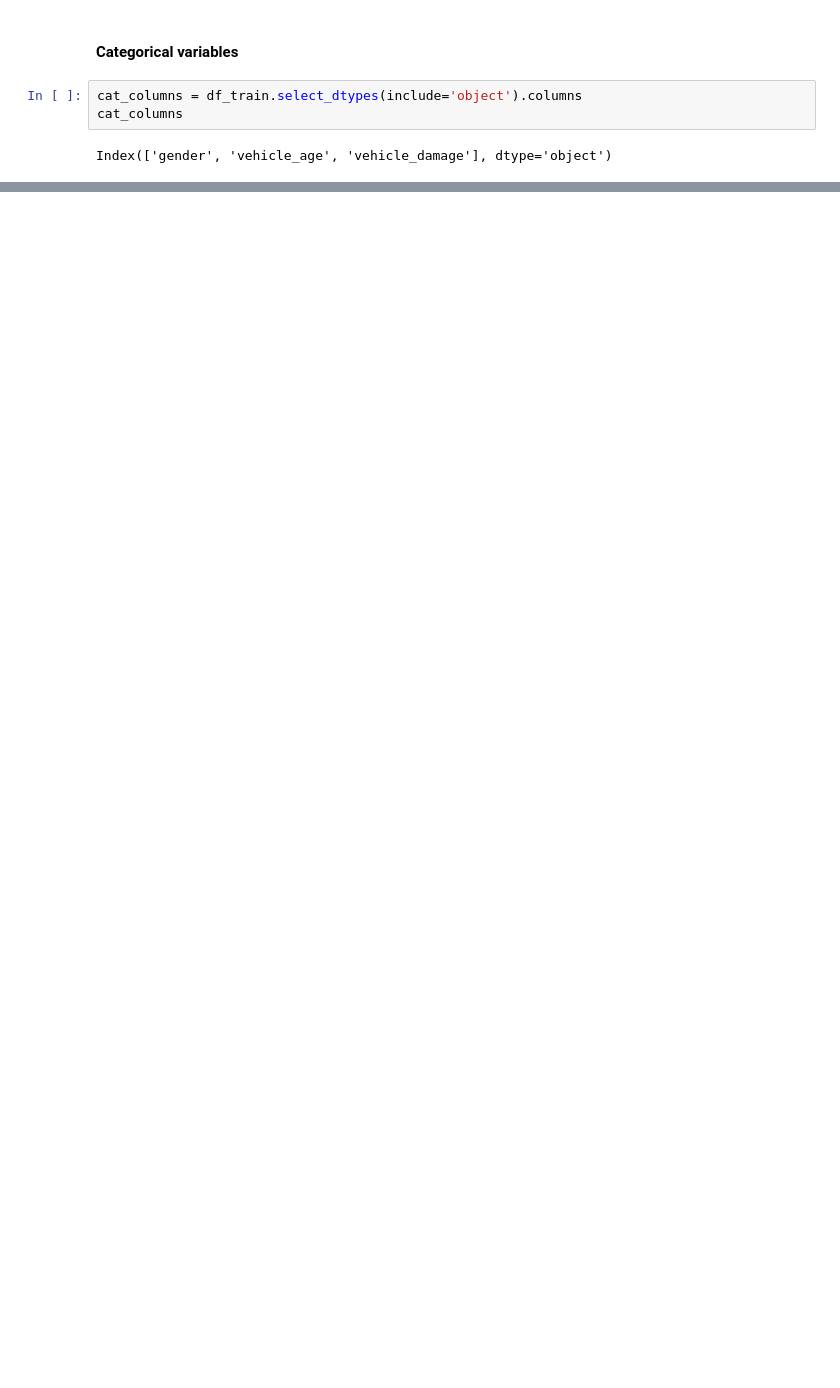
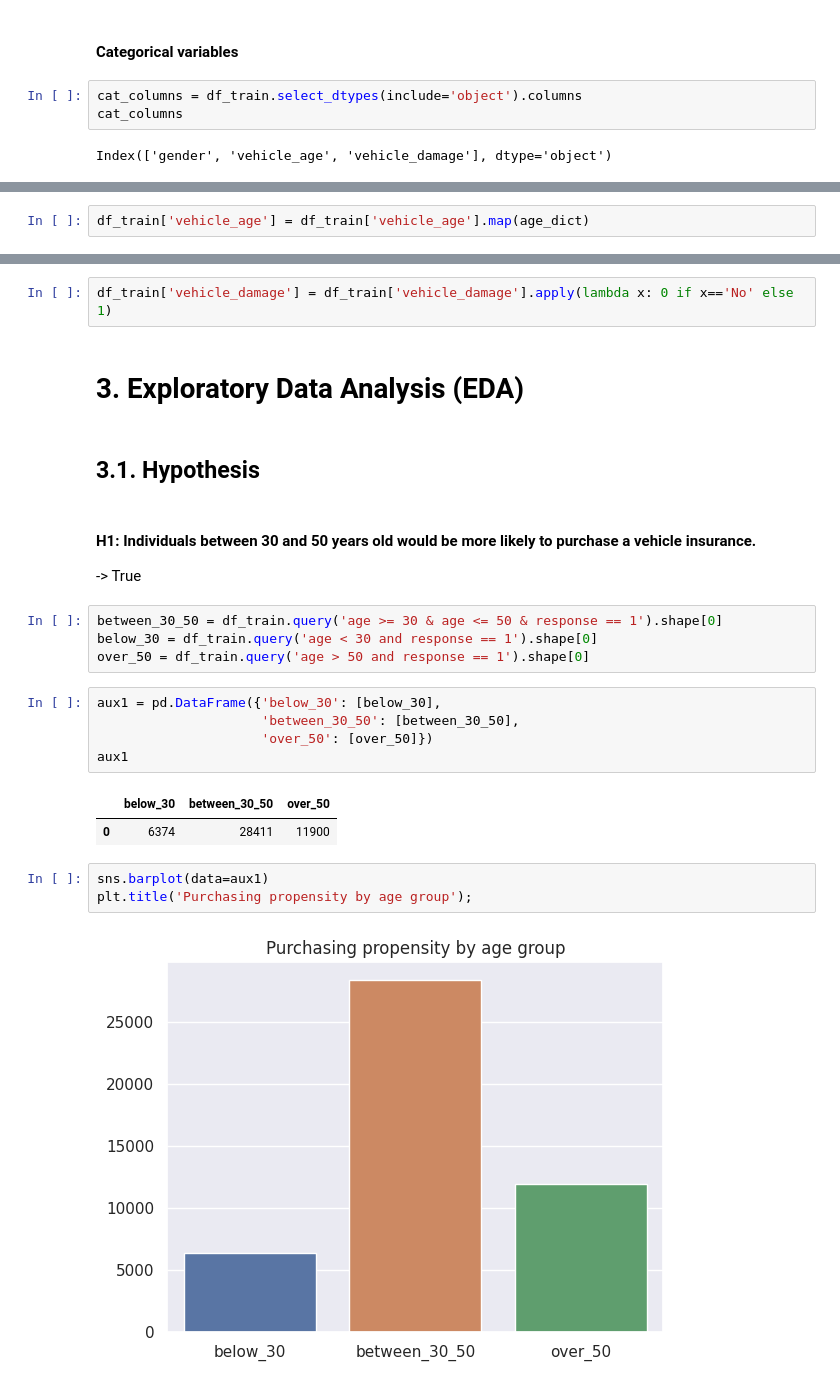
Before and after one commit to ezequielpf/health_insurance_cross_sell, a Jupyter notebook: notebooks/1_car_insurance.ipynb, the cells around one changed output, grey strips where cells are left out. Saved outputs shown, nothing was run; the diff lists cells and outputs as text; blank space fills up the shorter version.

```diff
--- a/notebooks/1_car_insurance.ipynb
+++ b/notebooks/1_car_insurance.ipynb
@@ -181,0 +203,2 @@ df_train['driving_license']
+# %%
+df_train['vehicle_age'] = df_train['vehicle_age'].map(age_dict)
@@ -181,0 +207,26 @@ df_train['driving_license']
+# %%
+df_train['vehicle_damage'] = df_train['vehicle_damage'].apply(lambda x: 0 if x=='No' else 1)
+# %% [markdown]
+# 3. Exploratory Data Analysis (EDA)
+# %% [markdown]
+## 3.1. Hypothesis
+# %% [markdown]
+#### **H1**: Individuals between 30 and 50 years old would be more likely to purchase a vehicle insurance.
+-> True
+# %%
+between_30_50 = df_train.query('age >= 30 & age <= 50 & response == 1').shape[0]
+below_30 = df_train.query('age < 30 and response == 1').shape[0]
+over_50 = df_train.query('age > 50 and response == 1').shape[0]
+# %%
+aux1 = pd.DataFrame({'below_30': [below_30],
+                     'between_30_50': [between_30_50],
+                     'over_50': [over_50]})
+aux1
+# %% [output]
+|  | below_30 | between_30_50 | over_50 |
+| 0 | 6374 | 28411 | 11900 |
+# %%
+sns.barplot(data=aux1)
+plt.title('Purchasing propensity by age group');
+# %% [output]
+[figure, added]
```
Also changed, not shown: parts of 25 cells of this notebook, 1 other file.
